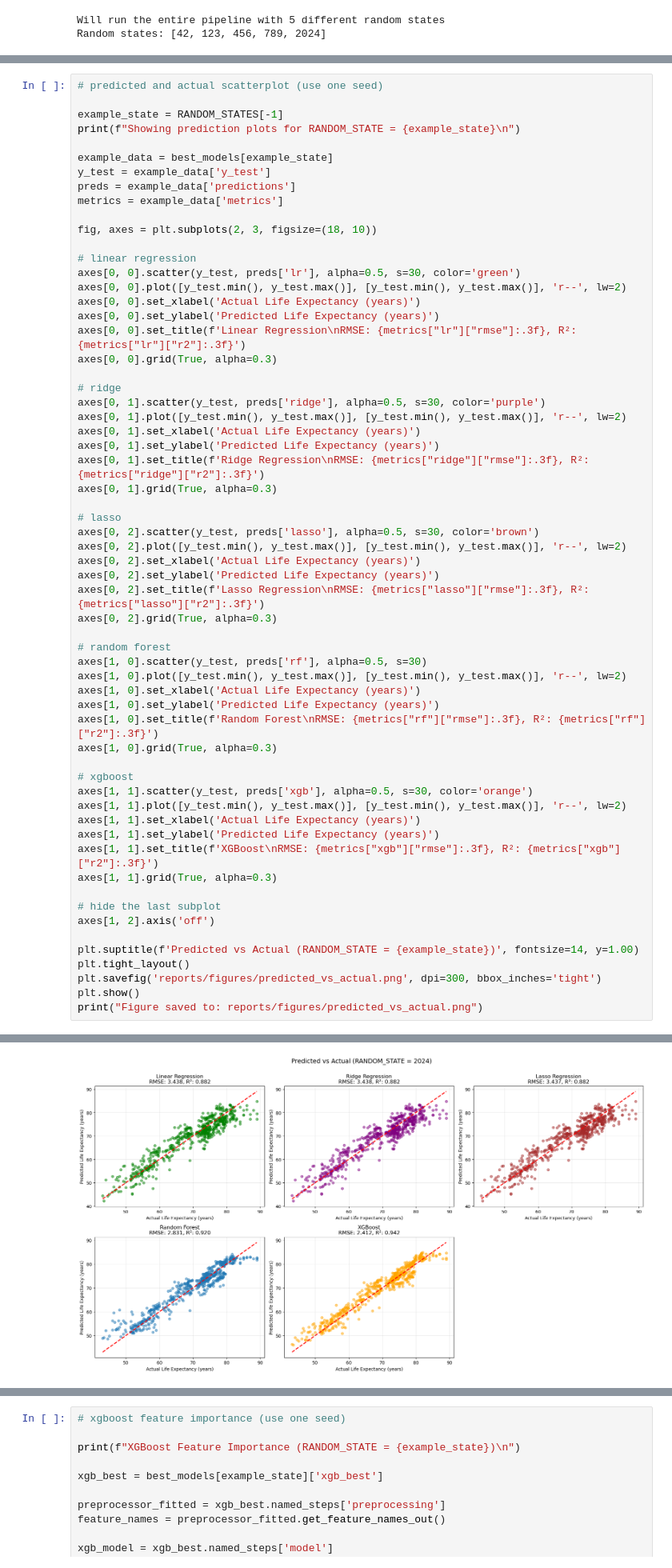
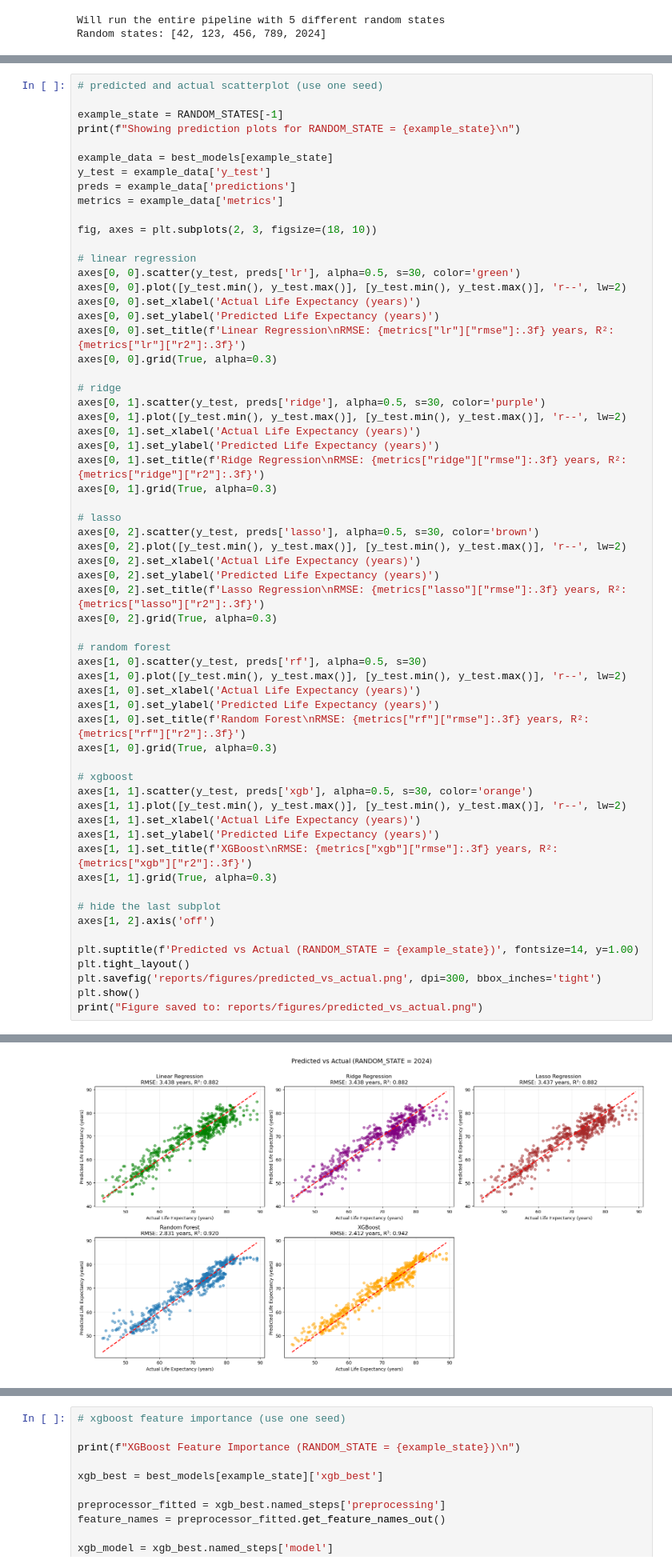
Before and after one commit to yuanq24/life-expectancy-ml, a Jupyter notebook: main.ipynb, the cells around one changed output, grey strips where cells are left out. Shown: that part at 80% size. Cells and saved outputs as stored; diff of their text form.

```diff
--- a/main.ipynb
+++ b/main.ipynb
@@ -663,7 +736,7 @@ axes[0, 0].scatter(y_test, preds['lr'], alpha=0.5, s=30, color='green')
 axes[0, 0].plot([y_test.min(), y_test.max()], [y_test.min(), y_test.max()], 'r--', lw=2)
 axes[0, 0].set_xlabel('Actual Life Expectancy (years)')
 axes[0, 0].set_ylabel('Predicted Life Expectancy (years)')
-axes[0, 0].set_title(f'Linear Regression\nRMSE: {metrics["lr"]["rmse"]:.3f}, R²: {metrics["lr"]["r2"]:.3f}')
+axes[0, 0].set_title(f'Linear Regression\nRMSE: {metrics["lr"]["rmse"]:.3f} years, R²: {metrics["lr"]["r2"]:.3f}')
 axes[0, 0].grid(True, alpha=0.3)
 
 # ridge
@@ -671,44 +744,44 @@ axes[0, 1].scatter(y_test, preds['ridge'], alpha=0.5, s=30, color='purple')
 axes[0, 1].plot([y_test.min(), y_test.max()], [y_test.min(), y_test.max()], 'r--', lw=2)
 axes[0, 1].set_xlabel('Actual Life Expectancy (years)')
 axes[0, 1].set_ylabel('Predicted Life Expectancy (years)')
-axes[0, 1].set_title(f'Ridge Regression\nRMSE: {metrics["ridge"]["rmse"]:.3f}, R²: {metrics["ridge"]["r2"]:.3f}')
+axes[0, 1].set_title(f'Ridge Regression\nRMSE: {metrics["ridge"]["rmse"]:.3f} years, R²: {metrics["ridge"]["r2"]:.3f}')
 axes[0, 1].grid(True, alpha=0.3)
 
 # lasso
 axes[0, 2].scatter(y_test, preds['lasso'], alpha=0.5, s=30, color='brown')
 axes[0, 2].plot([y_test.min(), y_test.max()], [y_test.min(), y_test.max()], 'r--', lw=2)
 axes[0, 2].set_xlabel('Actual Life Expectancy (years)')
 axes[0, 2].set_ylabel('Predicted Life Expectancy (years)')
-axes[0, 2].set_title(f'Lasso Regression\nRMSE: {metrics["lasso"]["rmse"]:.3f}, R²: {metrics["lasso"]["r2"]:.3f}')
+axes[0, 2].set_title(f'Lasso Regression\nRMSE: {metrics["lasso"]["rmse"]:.3f} years, R²: {metrics["lasso"]["r2"]:.3f}')
 axes[0, 2].grid(True, alpha=0.3)
 
 # random forest
 axes[1, 0].scatter(y_test, preds['rf'], alpha=0.5, s=30)
 axes[1, 0].plot([y_test.min(), y_test.max()], [y_test.min(), y_test.max()], 'r--', lw=2)
 axes[1, 0].set_xlabel('Actual Life Expectancy (years)')
 axes[1, 0].set_ylabel('Predicted Life Expectancy (years)')
-axes[1, 0].set_title(f'Random Forest\nRMSE: {metrics["rf"]["rmse"]:.3f}, R²: {metrics["rf"]["r2"]:.3f}')
+axes[1, 0].set_title(f'Random Forest\nRMSE: {metrics["rf"]["rmse"]:.3f} years, R²: {metrics["rf"]["r2"]:.3f}')
 axes[1, 0].grid(True, alpha=0.3)
 
 # xgboost
 axes[1, 1].scatter(y_test, preds['xgb'], alpha=0.5, s=30, color='orange')
 axes[1, 1].plot([y_test.min(), y_test.max()], [y_test.min(), y_test.max()], 'r--', lw=2)
 axes[1, 1].set_xlabel('Actual Life Expectancy (years)')
 axes[1, 1].set_ylabel('Predicted Life Expectancy (years)')
-axes[1, 1].set_title(f'XGBoost\nRMSE: {metrics["xgb"]["rmse"]:.3f}, R²: {metrics["xgb"]["r2"]:.3f}')
+axes[1, 1].set_title(f'XGBoost\nRMSE: {metrics["xgb"]["rmse"]:.3f} years, R²: {metrics["xgb"]["r2"]:.3f}')
 axes[1, 1].grid(True, alpha=0.3)
 
 # hide the last subplot
 axes[1, 2].axis('off')
 
 plt.suptitle(f'Predicted vs Actual (RANDOM_STATE = {example_state})', fontsize=14, y=1.00)
 plt.tight_layout()
 plt.savefig('reports/figures/predicted_vs_actual.png', dpi=300, bbox_inches='tight')
 plt.show()
 print("Figure saved to: reports/figures/predicted_vs_actual.png")
 # %% [output]
 Showing prediction plots for RANDOM_STATE = 2024
-[figure, old version]
+[figure, new version]
 Figure saved to: reports/figures/predicted_vs_actual.png
 # %%
 # xgboost feature importance (use one seed)
```
Also changed, not shown: parts of 4 cells of this notebook, 7 other files.
